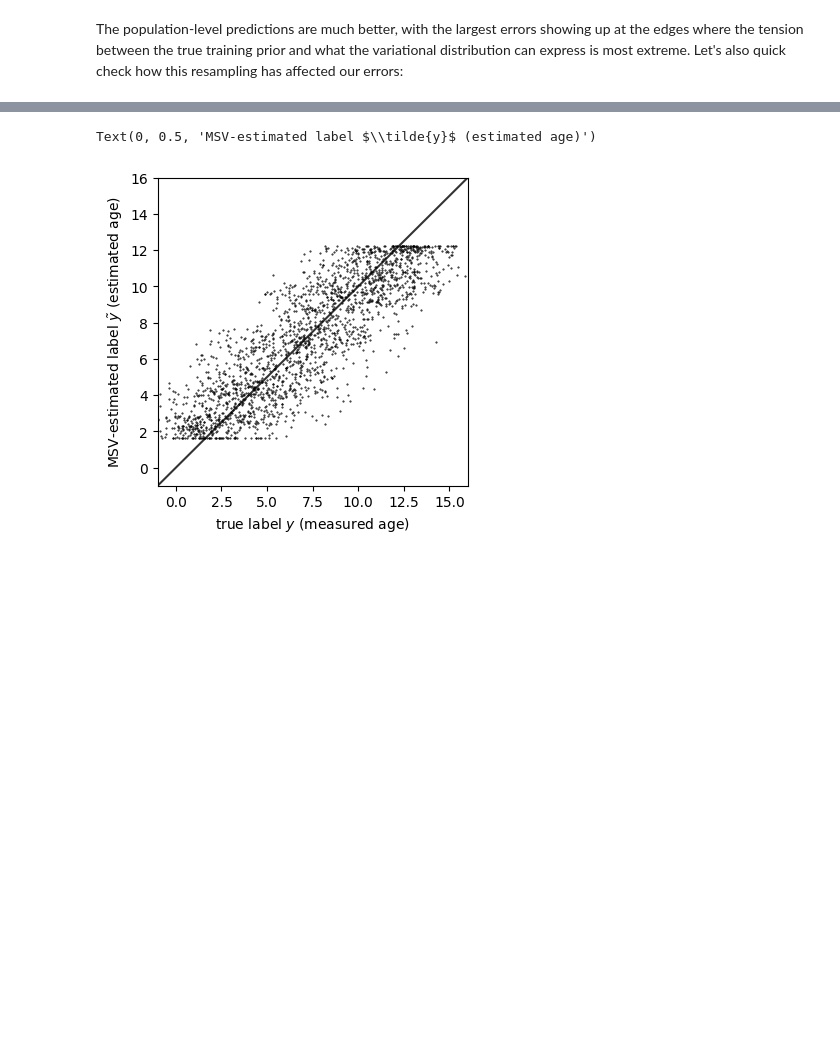
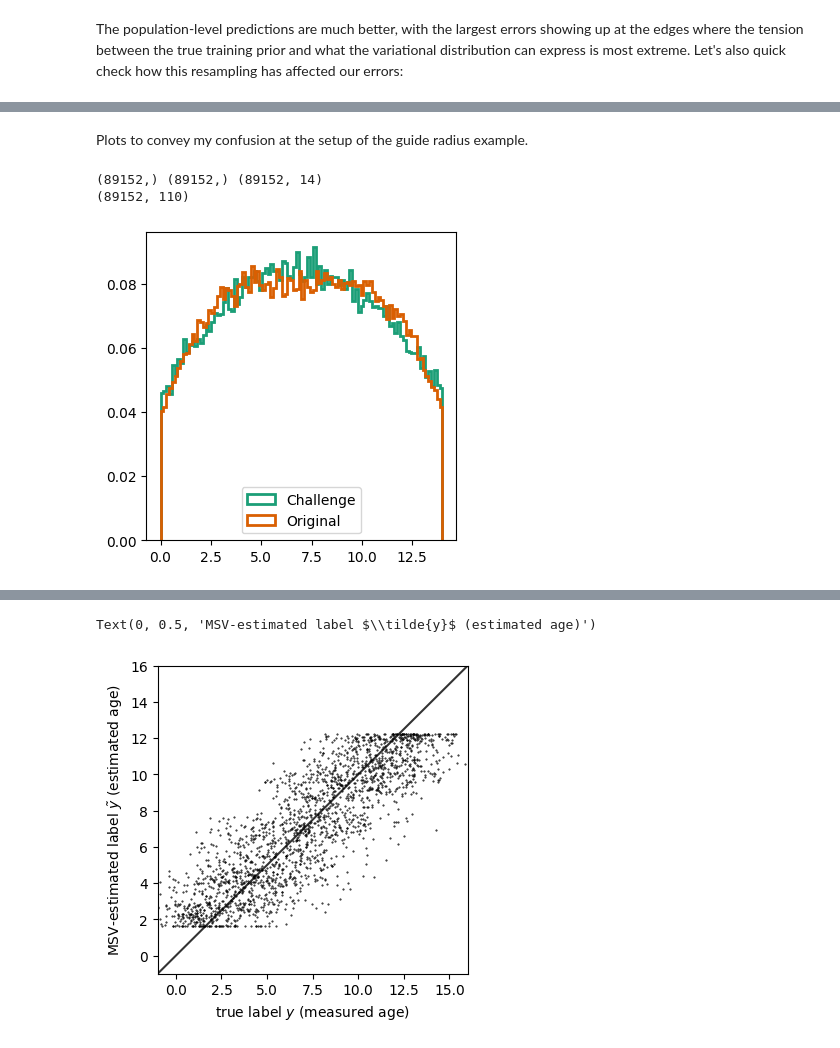
Before and after one commit to swagnercarena/BadForScience, a Jupyter notebook: notebooks/bias_in_regression_outputs.ipynb, the cells around one changed output, grey strips where cells are left out. Saved outputs shown, nothing was run; the diff lists cells and outputs as text; code cells hidden in the pictures; blank space fills up the shorter version.

```diff
--- a/notebooks/bias_in_regression_outputs.ipynb
+++ b/notebooks/bias_in_regression_outputs.ipynb
@@ -366,0 +367,31 @@ Text(0, 0.5, 'regression-estimated label $\\hat{y}$ (estimated age)')
+# %% [markdown]
+Plots to convey my confusion at the setup of the guide radius example.
+# %%
+# make latent true ages and other properties
+challenge_guide_radii = rng.uniform(0.0, maxR, size=N_test)
+challenge_true_ages = maxage - (maxage / maxR) * challenge_guide_radii + agerange * rng.normal(size=N_test) * 2.0
+okay = (challenge_true_ages > 0.) * (challenge_true_ages < maxage)
+challenge_guide_radii = challenge_guide_radii[okay]
+challenge_true_ages = challenge_true_ages[okay]
+N_challenge = len(challenge_true_ages)
+challenge_latents = rng.normal(size=(N_challenge, K))
+print(challenge_guide_radii.shape, challenge_true_ages.shape, challenge_latents.shape)
+
+# make true data
+challenge_data = (challenge_true_ages[:, None] * age_vec[None, :]
+                  + challenge_latents @ latent_vecs) / np.sqrt(K)
+challenge_data = np.clip(challenge_data + 1, 0.0, 1.0) # apply RELU-like nonlinearity
+print(challenge_data.shape)
+
+# add noise to the data and labels.
+challenge_data = challenge_data + datanoise * rng.normal(size=challenge_data.shape)
+challenge_ages = challenge_true_ages + agenoise * rng.normal(size=challenge_true_ages.shape)
+
+plt.hist(challenge_true_ages, density=True, bins=100, histtype='step', color=colors[0], lw=2, label='Challenge')
+plt.hist(true_ages, density=True, bins=100, histtype='step', color=colors[1], lw=2, label='Original')
+plt.legend()
+plt.show()
+# %% [output]
+(89152,) (89152,) (89152, 14)
+(89152, 110)
+[figure, added]
```
Also changed, not shown: parts of 13 cells of this notebook.
